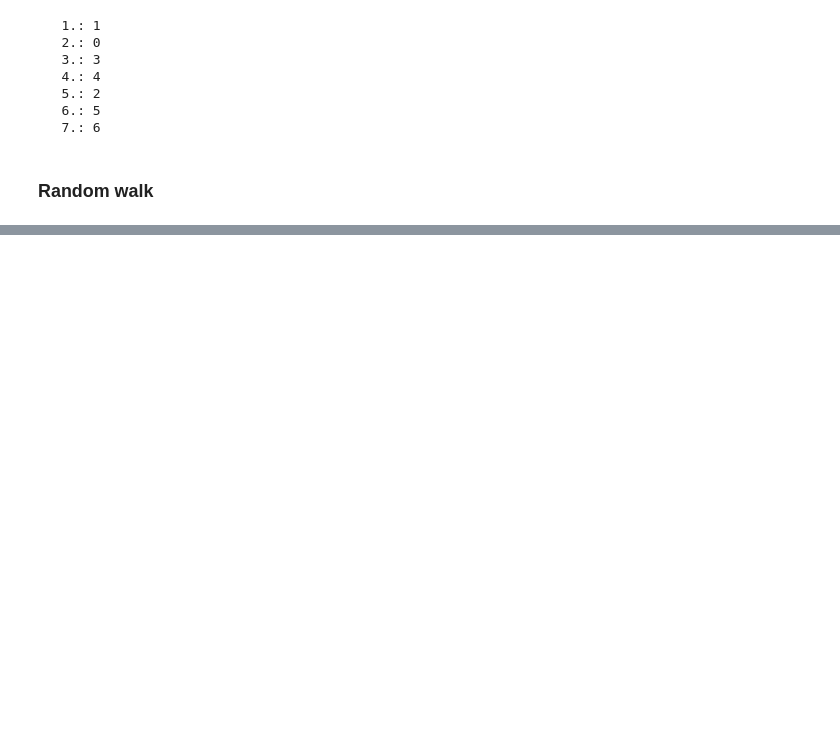
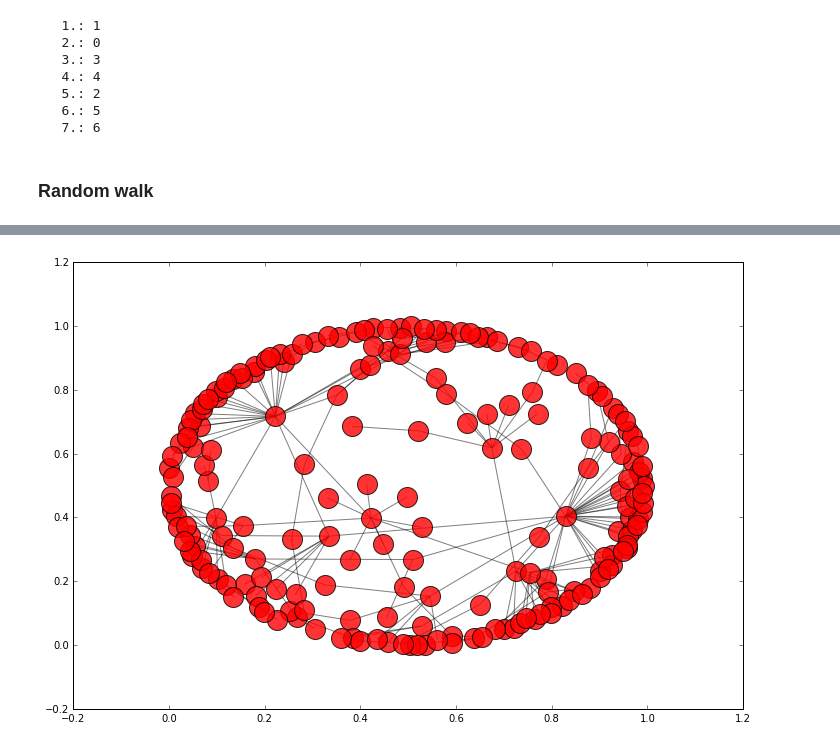
Before and after one commit to captain-proton/aise, a Jupyter notebook: documentation/source/nia/jupyter_nb/graph_samples.ipynb, the cells around one changed output, grey strips where cells are left out. Cells and saved outputs as stored; diff of their text form; code cells hidden in the pictures; blank space fills up the shorter version.

```diff
--- a/documentation/source/nia/jupyter_nb/graph_samples.ipynb
+++ b/documentation/source/nia/jupyter_nb/graph_samples.ipynb
@@ -246,0 +308,4 @@ for i in range(len(nodes)):
+# %%
+plot_graph(generate_barabasi_albert(200, 1), labels=False)
+# %% [output]
+[figure, added]
```
Also changed, not shown: parts of 9 cells of this notebook.
